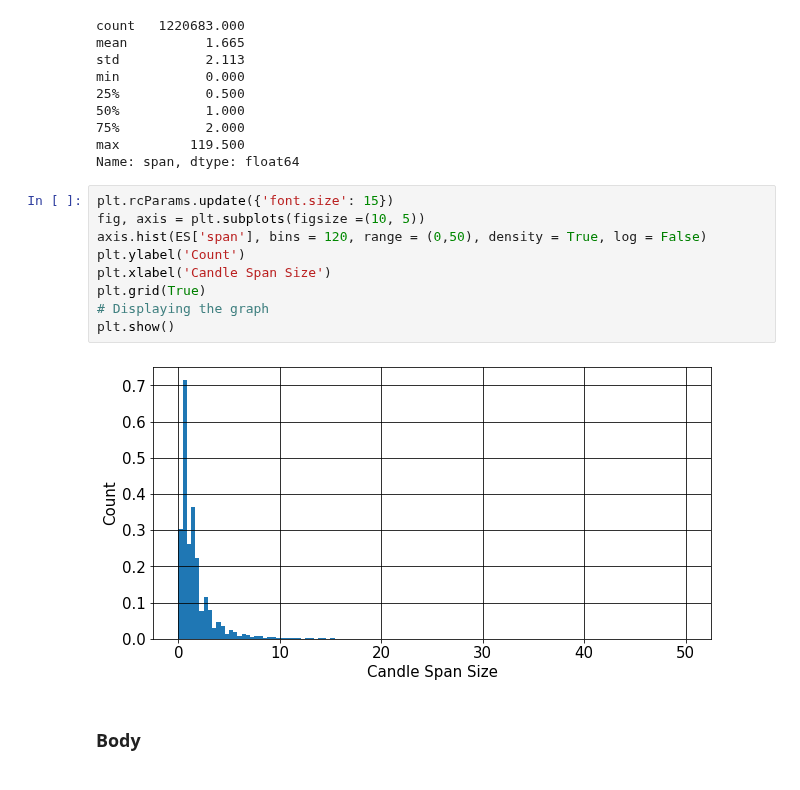
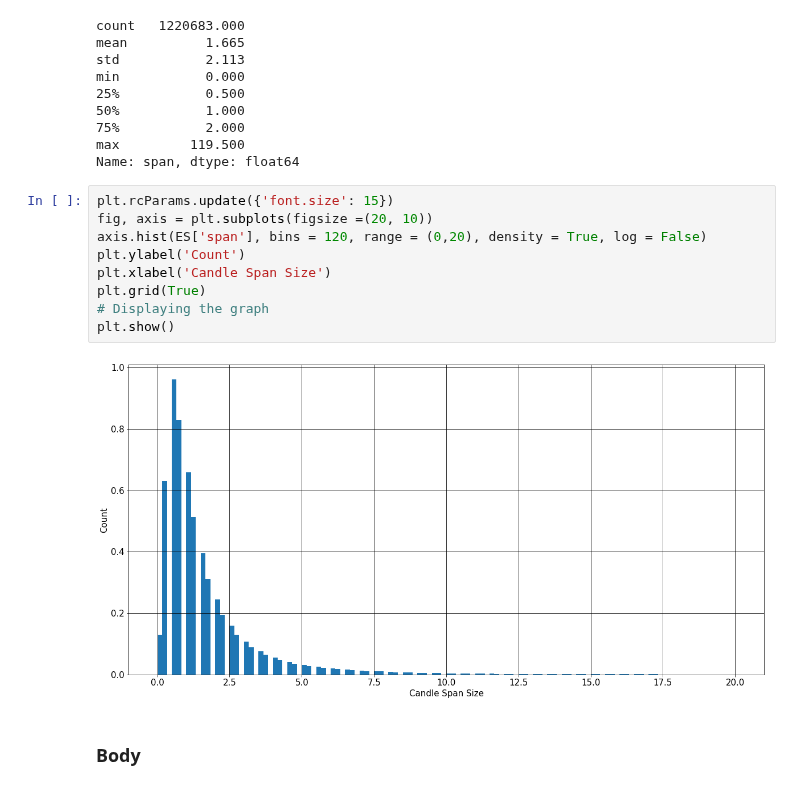
Before and after one commit to ReeseMcD989/MSBA-Capstone, a Jupyter notebook: Back-testing_ES_MSBA_Capstone.ipynb, the cells around one changed output. Saved outputs shown, nothing was run; the diff lists cells and outputs as text.

```diff
--- a/Back-testing_ES_MSBA_Capstone.ipynb
+++ b/Back-testing_ES_MSBA_Capstone.ipynb
@@ -1013,15 +1014,15 @@ max         119.500
 Name: span, dtype: float64
 # %%
 plt.rcParams.update({'font.size': 15})
-fig, axis = plt.subplots(figsize =(10, 5))
-axis.hist(ES['span'], bins = 120, range = (0,50), density = True, log = False)
+fig, axis = plt.subplots(figsize =(20, 10))
+axis.hist(ES['span'], bins = 120, range = (0,20), density = True, log = False)
 plt.ylabel('Count')
 plt.xlabel('Candle Span Size')
 plt.grid(True)
 # Displaying the graph
 plt.show()
 # %% [output]
-[figure, old version]
+[figure, new version]
 # %% [markdown]
 ### Body
 # %%
```
Also changed, not shown: parts of 28 cells of this notebook.
